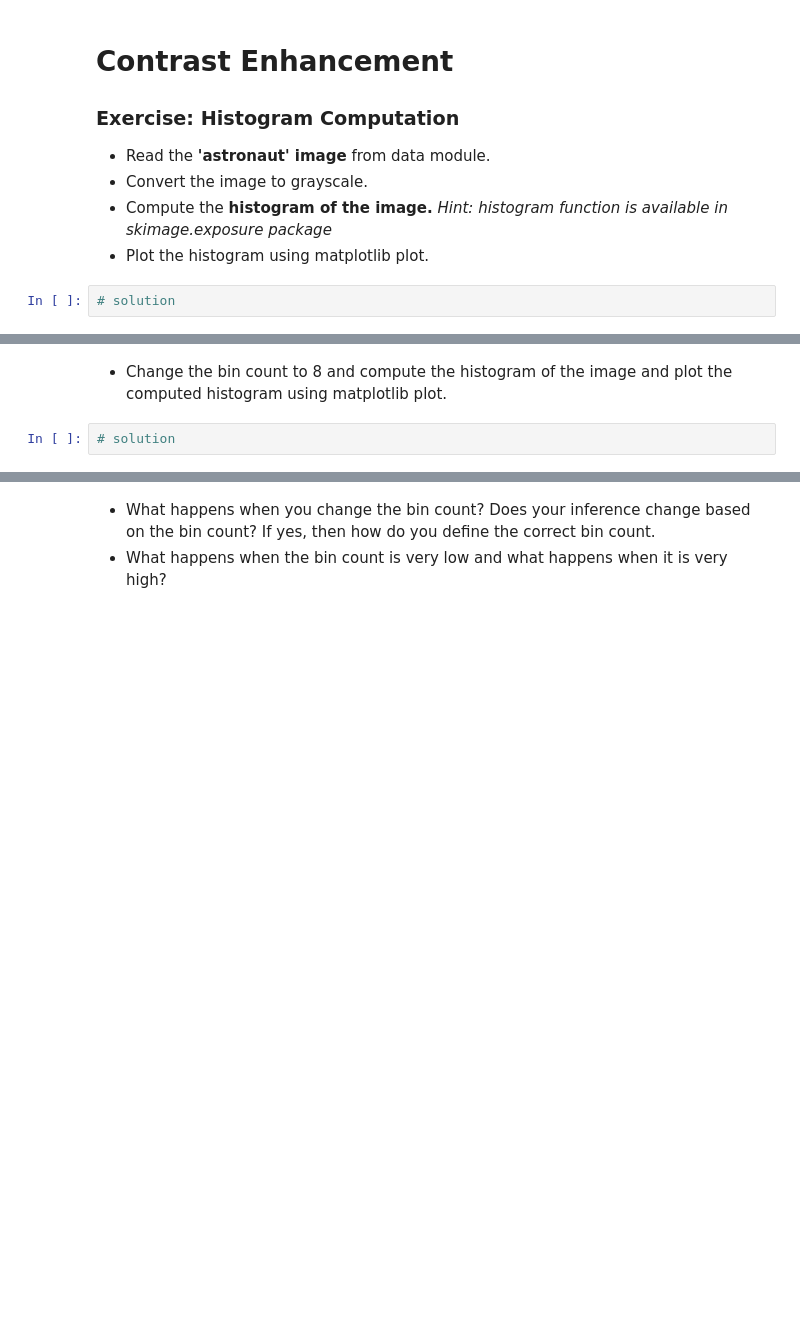
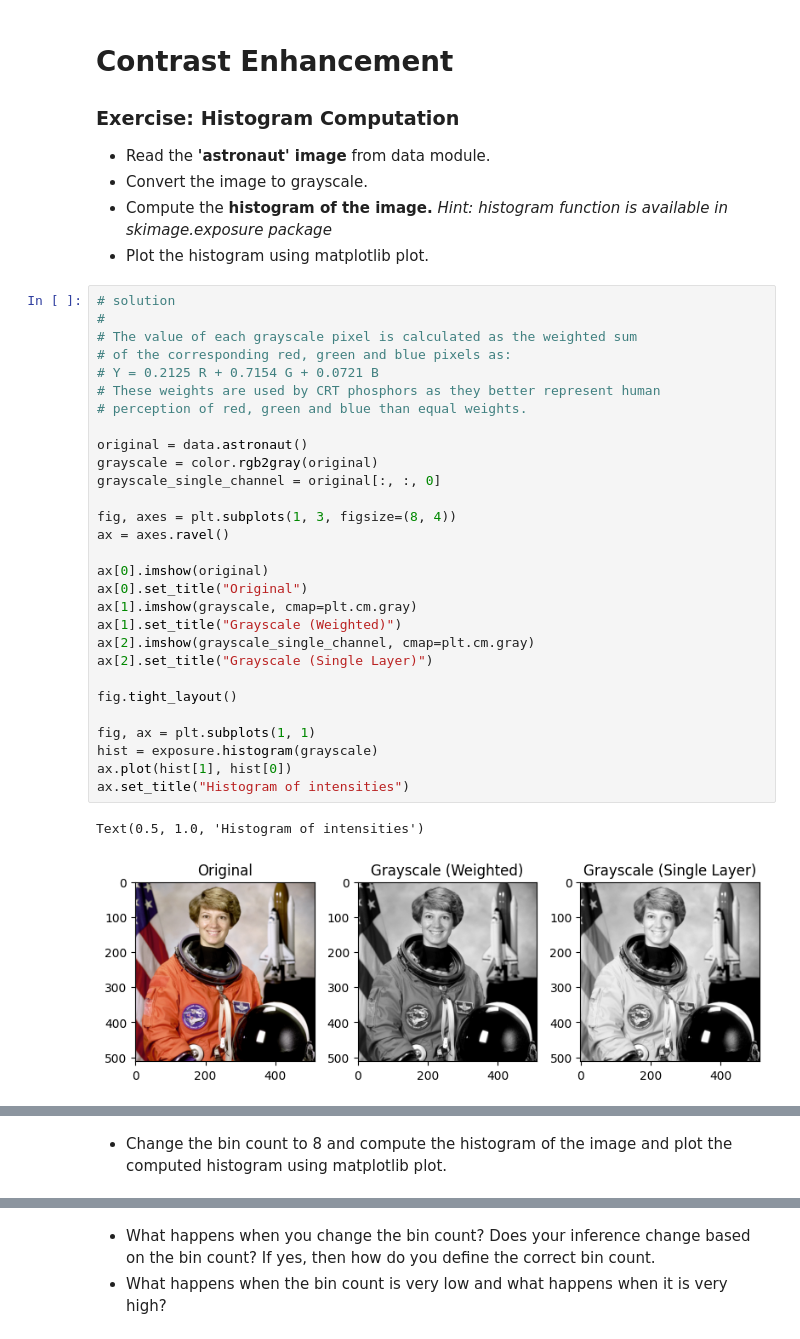
Before and after one commit to BecTome/UPC_MasterArtificialIntelligence, a Jupyter notebook: CV/Labs/P02_20231003_operators_and_filters/image_operators_and_filters.ipynb, the cells around one changed output, grey strips where cells are left out. Saved outputs shown, nothing was run; the diff lists cells and outputs as text; blank space fills up the shorter version.

```diff
--- a/CV/Labs/P02_20231003_operators_and_filters/image_operators_and_filters.ipynb
+++ b/CV/Labs/P02_20231003_operators_and_filters/image_operators_and_filters.ipynb
@@ -166,5 +243,35 @@ plt.imshow(sillas_toblue)
 *   Convert the image to grayscale.
 *   Compute the **histogram of the image.** *Hint: histogram function is available in skimage.exposure package*
 *   Plot the histogram using matplotlib plot.
-# %%
-# solution
+# %%
+# solution
+#
+# The value of each grayscale pixel is calculated as the weighted sum
+# of the corresponding red, green and blue pixels as:
+# Y = 0.2125 R + 0.7154 G + 0.0721 B
+# These weights are used by CRT phosphors as they better represent human
+# perception of red, green and blue than equal weights.
+
+original = data.astronaut()
+grayscale = color.rgb2gray(original)
+grayscale_single_channel = original[:, :, 0]
+
+fig, axes = plt.subplots(1, 3, figsize=(8, 4))
+ax = axes.ravel()
+
+ax[0].imshow(original)
+ax[0].set_title("Original")
+ax[1].imshow(grayscale, cmap=plt.cm.gray)
+ax[1].set_title("Grayscale (Weighted)")
+ax[2].imshow(grayscale_single_channel, cmap=plt.cm.gray)
+ax[2].set_title("Grayscale (Single Layer)")
+
+fig.tight_layout()
+
+fig, ax = plt.subplots(1, 1)
+hist = exposure.histogram(grayscale)
+ax.plot(hist[1], hist[0])
+ax.set_title("Histogram of intensities")
+# %% [output]
+Text(0.5, 1.0, 'Histogram of intensities')
+[figure, added]
@@ -171,4 +279,2 @@ plt.imshow(sillas_toblue)
 # %% [markdown]
 *   Change the bin count to 8 and compute the histogram of the image and plot the computed histogram using matplotlib plot.
-# %%
-# solution
```
Also changed, not shown: parts of 34 cells of this notebook.
